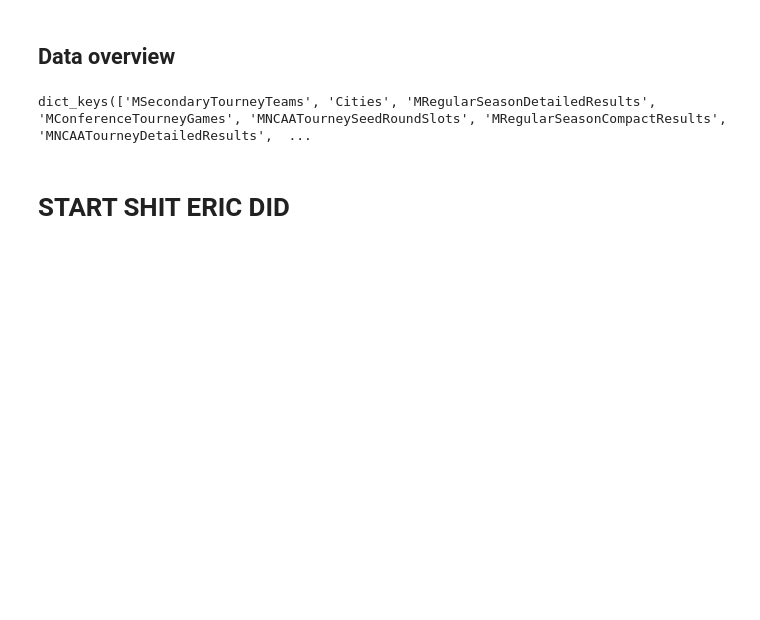
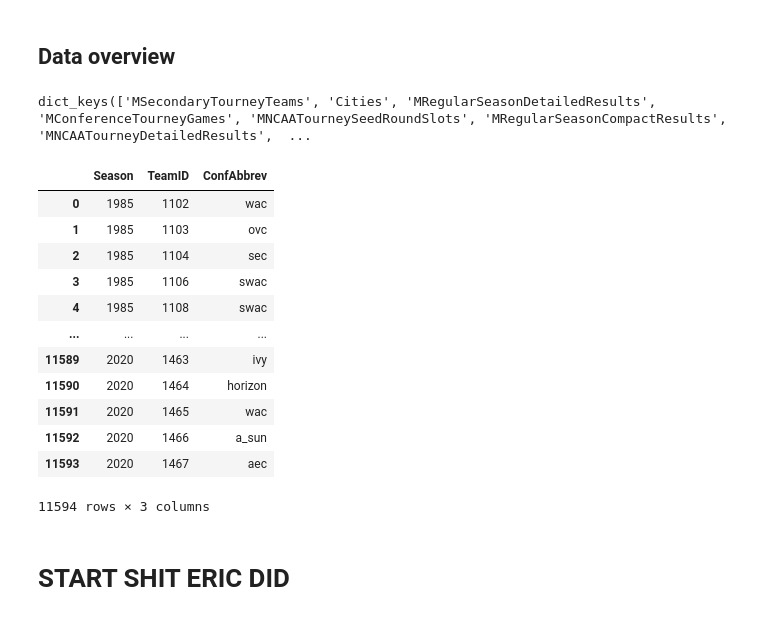
Before and after one commit to robertfmoore/march_madness, a Jupyter notebook: starting_point_march_madness.ipynb, the cells around one changed output. Cells and saved outputs as stored; diff of their text form; code cells hidden in the pictures; blank space fills up the shorter version.

```diff
--- a/starting_point_march_madness.ipynb
+++ b/starting_point_march_madness.ipynb
@@ -463,6 +463,22 @@ for i in glob.glob('/content/NCAA_data/*'):
 data_dict.keys()
 # %% [output]
 dict_keys(['MSecondaryTourneyTeams', 'Cities', 'MRegularSeasonDetailedResults', 'MConferenceTourneyGames', 'MNCAATourneySeedRoundSlots', 'MRegularSeasonCompactResults', 'MNCAATourneyDetailedResults',  ...
+# %%
+data_dict['MTeamConferences']
+# %% [output]
+|  | Season | TeamID | ConfAbbrev |
+| 0 | 1985 | 1102 | wac |
+| 1 | 1985 | 1103 | ovc |
+| 2 | 1985 | 1104 | sec |
+| 3 | 1985 | 1106 | swac |
+| 4 | 1985 | 1108 | swac |
+| ... | ... | ... | ... |
+| 11589 | 2020 | 1463 | ivy |
+| 11590 | 2020 | 1464 | horizon |
+| 11591 | 2020 | 1465 | wac |
+| 11592 | 2020 | 1466 | a_sun |
+| 11593 | 2020 | 1467 | aec |
+11594 rows × 3 columns
 # %% [markdown]
 # **START SHIT ERIC DID**
 # %%
```
Also changed, not shown: parts of 6 cells of this notebook.
